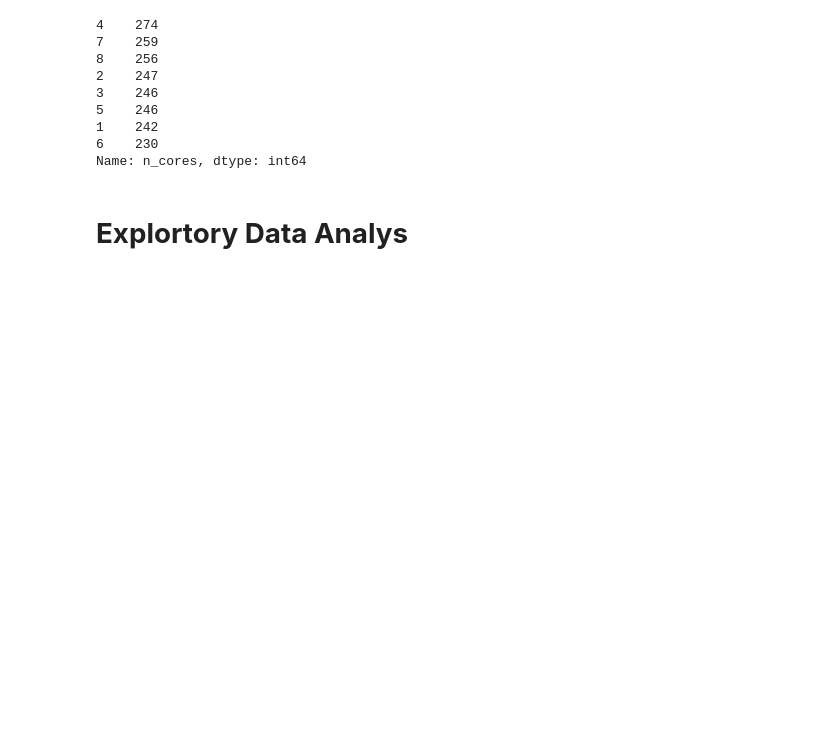
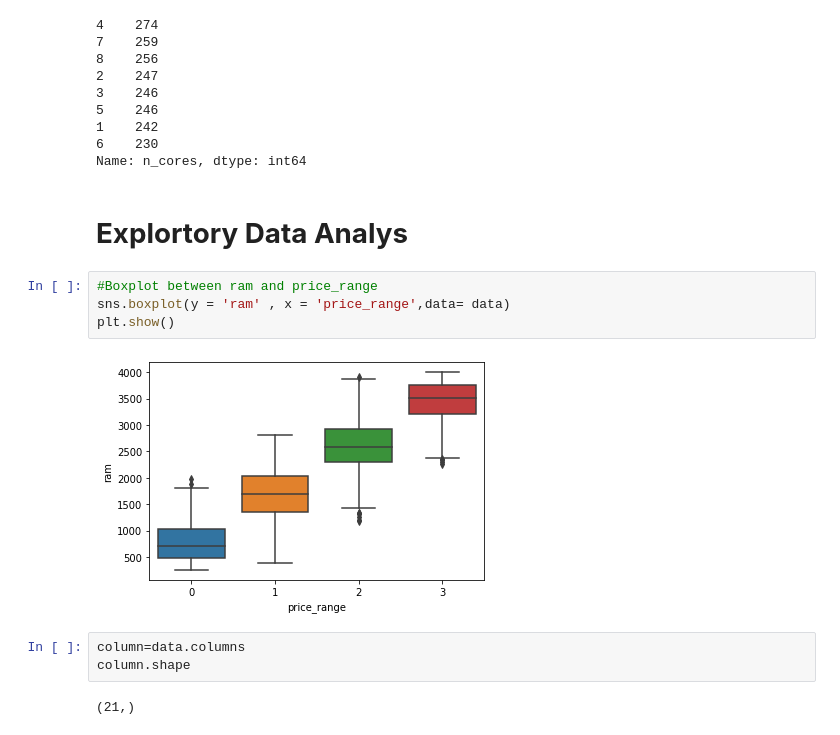
Before and after one commit to brahma102/Mobile-Price-Range-Prediction, a Jupyter notebook: Mobile_Price_Range_Prediction.ipynb, the cells around one changed output. Cells and saved outputs as stored; diff of their text form; blank space fills up the shorter version.

```diff
--- a/Mobile_Price_Range_Prediction.ipynb
+++ b/Mobile_Price_Range_Prediction.ipynb
@@ -196,3 +196,14 @@ data['n_cores'].value_counts()
 Name: n_cores, dtype: int64
 # %% [markdown]
 # **Explortory Data Analys**
+# %%
+#Boxplot between ram and price_range
+sns.boxplot(y = 'ram' , x = 'price_range',data= data)
+plt.show()
+# %% [output]
+[figure, added]
+# %%
+column=data.columns
+column.shape
+# %% [output]
+(21,)
```
Also changed, not shown: parts of 11 cells of this notebook.
